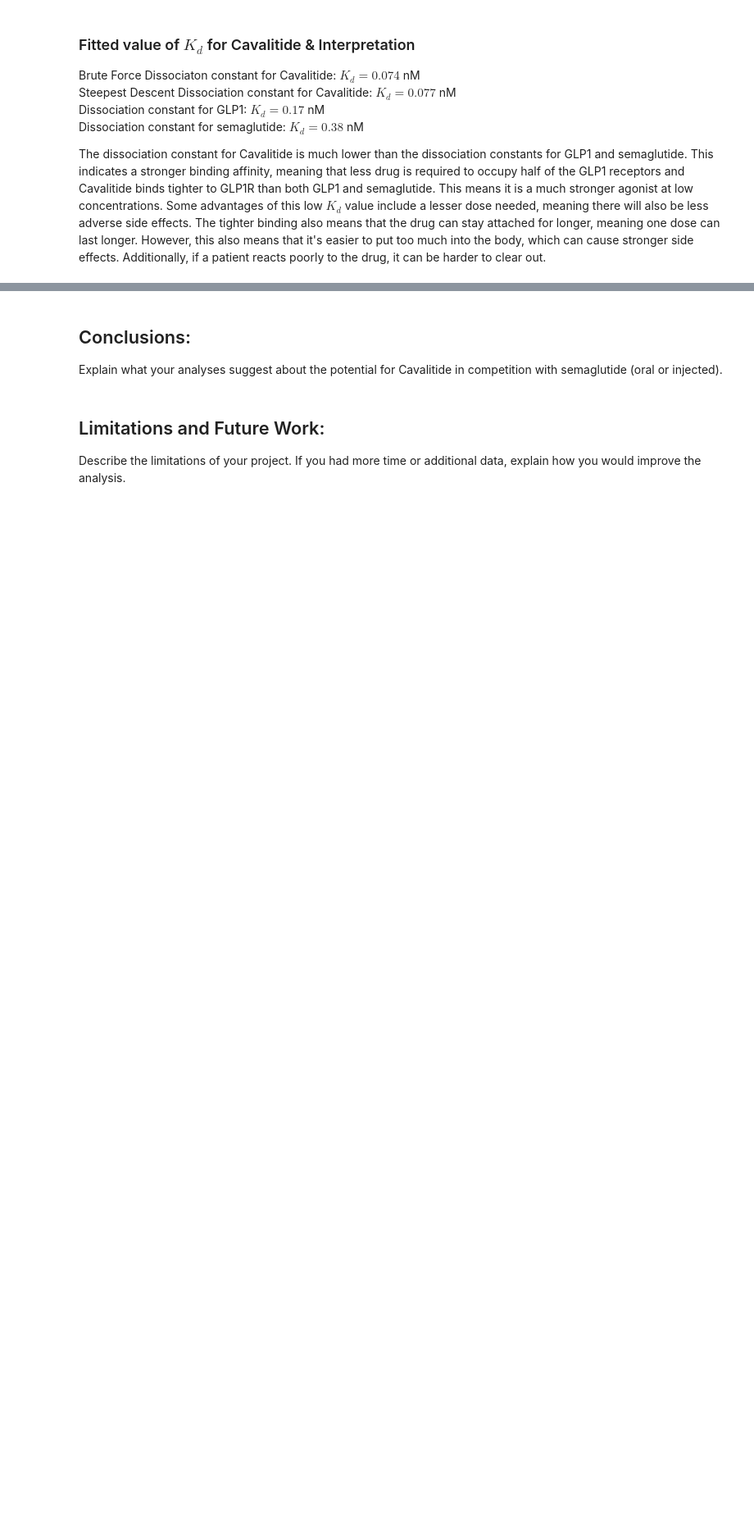
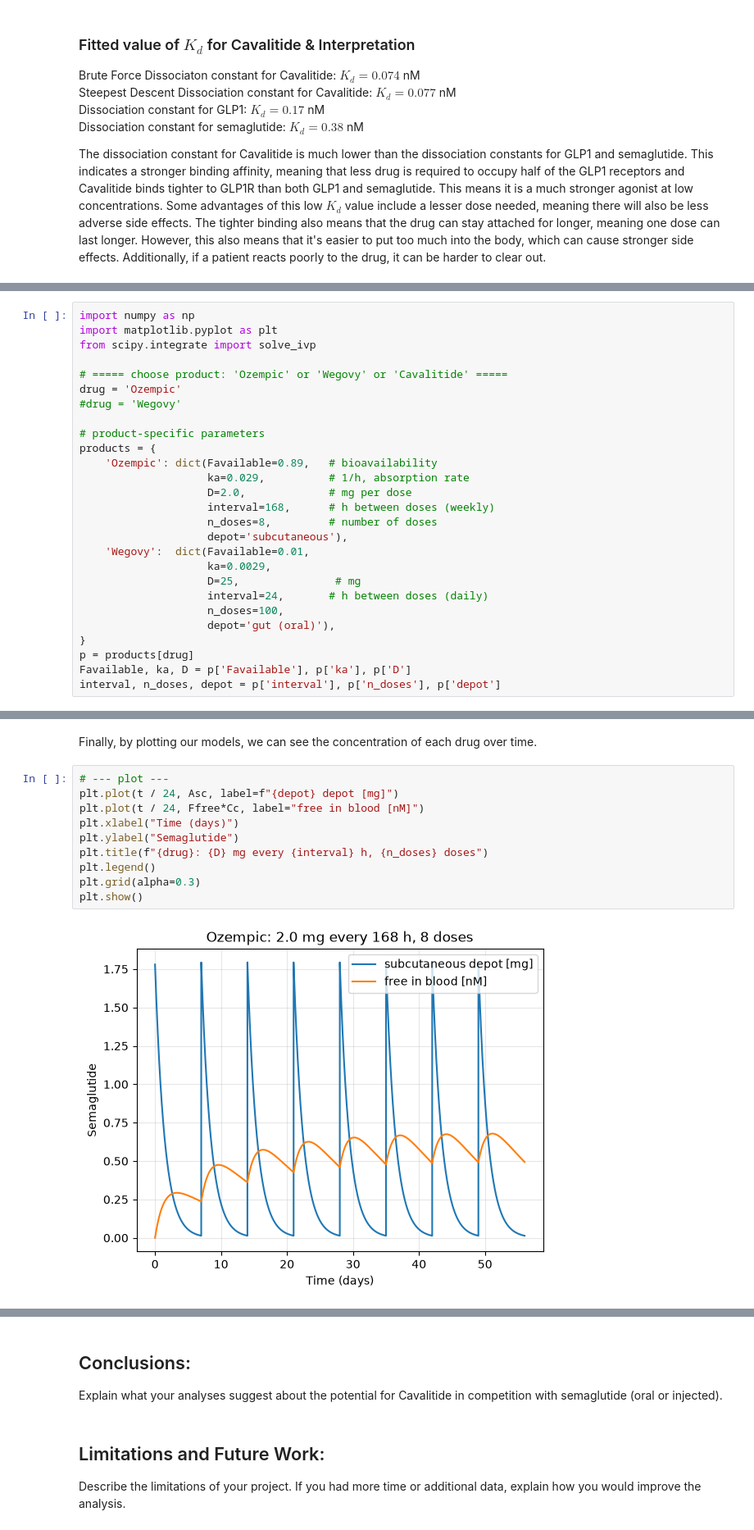
Before and after one commit to amccollbrady/bme2315_module3_pharmacology, a Jupyter notebook: Module3_Project_Final.ipynb, the cells around one changed output, grey strips where cells are left out. Shown at 82% size. Drawn from its saved outputs; the diff is of its cells as text; blank space fills up the shorter version.

```diff
--- a/Module3_Project_Final.ipynb
+++ b/Module3_Project_Final.ipynb
@@ -108,0 +106,27 @@ Your boss is really excited about the progress of your team in Task 1 on the dev
+# %%
+import numpy as np
+import matplotlib.pyplot as plt
+from scipy.integrate import solve_ivp
+
+# ===== choose product: 'Ozempic' or 'Wegovy' or 'Cavalitide' =====
+drug = 'Ozempic'
+#drug = 'Wegovy'
+
+# product-specific parameters
+products = {
+    'Ozempic': dict(Favailable=0.89,   # bioavailability
+                    ka=0.029,          # 1/h, absorption rate
+                    D=2.0,             # mg per dose
+                    interval=168,      # h between doses (weekly)
+                    n_doses=8,         # number of doses
+                    depot='subcutaneous'),
+    'Wegovy':  dict(Favailable=0.01,
+                    ka=0.0029,
+                    D=25,               # mg
+                    interval=24,       # h between doses (daily)
+                    n_doses=100,
+                    depot='gut (oral)'),
+}
+p = products[drug]
+Favailable, ka, D = p['Favailable'], p['ka'], p['D']
+interval, n_doses, depot = p['interval'], p['n_doses'], p['depot']
@@ -108,0 +185,14 @@ Your boss is really excited about the progress of your team in Task 1 on the dev
+# %% [markdown]
+Finally, by plotting our models, we can see the concentration of each drug over time.
+# %%
+# --- plot ---
+plt.plot(t / 24, Asc, label=f"{depot} depot [mg]")
+plt.plot(t / 24, Ffree*Cc, label="free in blood [nM]")
+plt.xlabel("Time (days)")
+plt.ylabel("Semaglutide")
+plt.title(f"{drug}: {D} mg every {interval} h, {n_doses} doses")
+plt.legend()
+plt.grid(alpha=0.3)
+plt.show()
+# %% [output]
+[figure, added]
```
Also changed, not shown: parts of 6 cells of this notebook.
